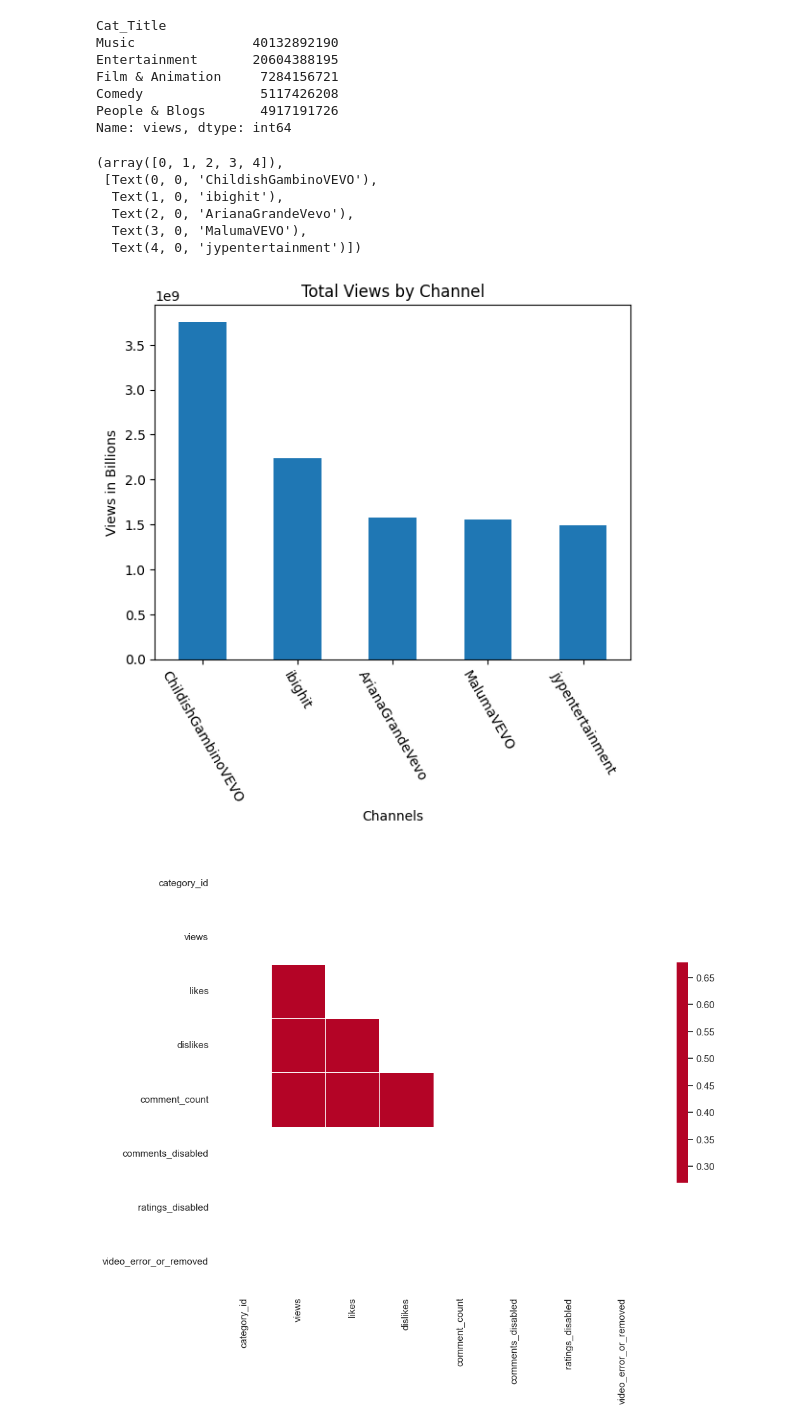
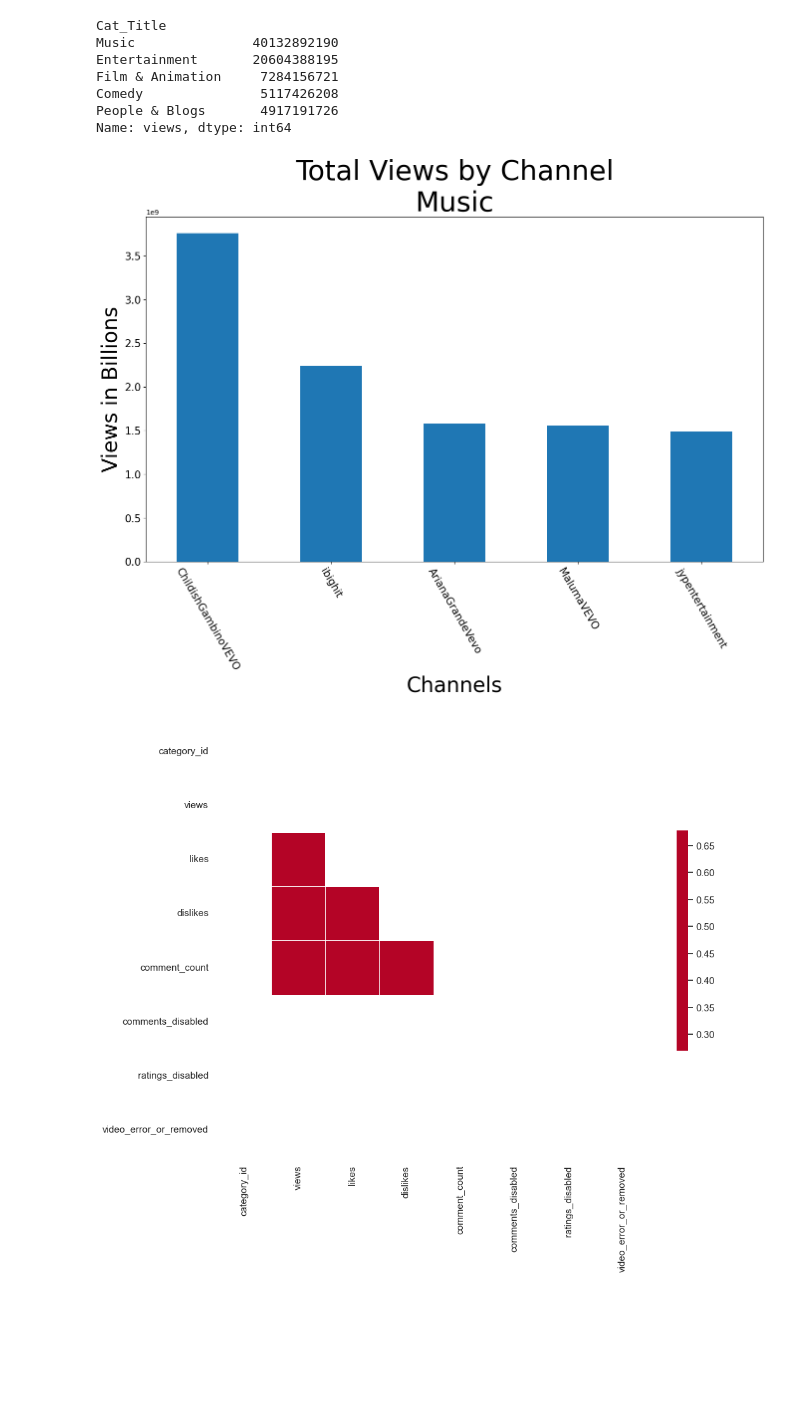
Before and after one commit to mrichburg/dai5_EDA_case_study, a Jupyter notebook: notebooks/work.ipynb, the cells around one changed output. Saved outputs shown, nothing was run; the diff lists cells and outputs as text; code cells hidden in the pictures; blank space fills up the shorter version.

```diff
--- a/notebooks/work.ipynb
+++ b/notebooks/work.ipynb
@@ -119,20 +119,15 @@ music = final_df[final_df['Cat_Title'] == 'Music']
 #corr = music.corr(method='pearson', numeric_only=True)
 top_five_music = music.groupby('channel_title')['views'].sum().nlargest(5)
 # %%
-fig, axs = plt.subplots()
+fig, axs = plt.subplots(figsize=(16,9))
 top_five_music.plot(kind='bar')
-plt.title('Total Views by Channel')
-plt.ylabel('Views in Billions')
-plt.xlabel('Channels')
-plt.xticks(rotation = 300)
+plt.title('Total Views by Channel\nMusic', fontsize=40)
+plt.ylabel('Views in Billions', fontsize=30)
+plt.xlabel('Channels', fontsize=30)
+plt.xticks(rotation = 300, fontsize=15)
+plt.yticks(fontsize=15);
 # %% [output]
-(array([0, 1, 2, 3, 4]),
- [Text(0, 0, 'ChildishGambinoVEVO'),
-  Text(1, 0, 'ibighit'),
-  Text(2, 0, 'ArianaGrandeVevo'),
-  Text(3, 0, 'MalumaVEVO'),
-  Text(4, 0, 'jypentertainment')])
-[figure, old version]
+[figure, new version]
 # %%
 sns.set_theme(style="white")
 
```
Also changed, not shown: parts of 8 cells of this notebook.
